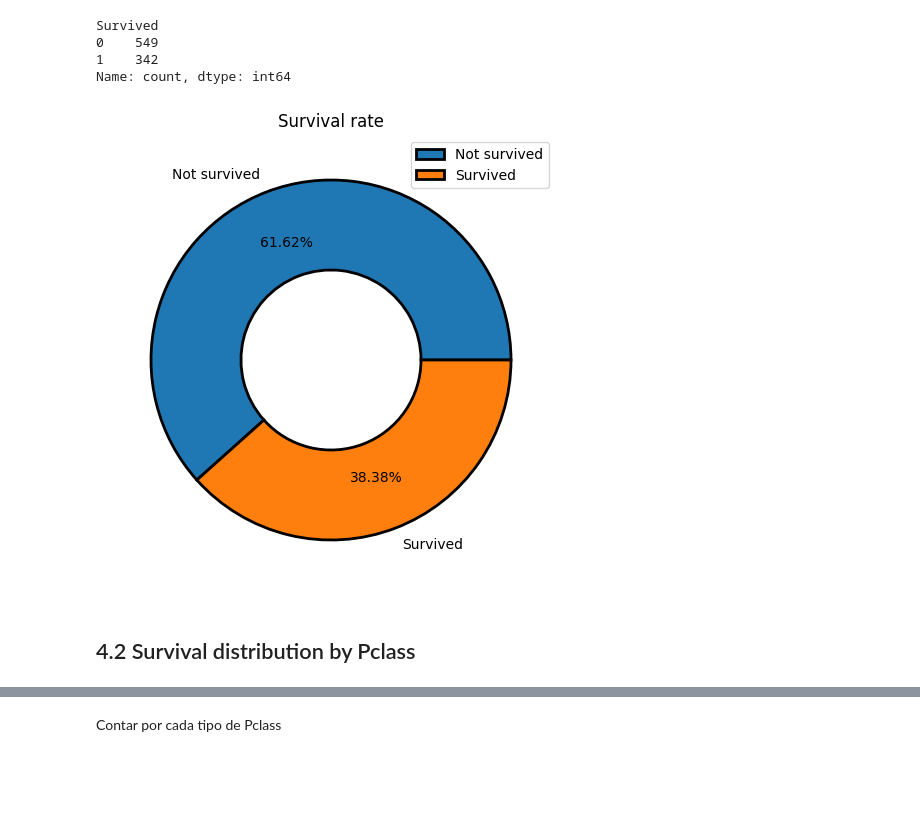
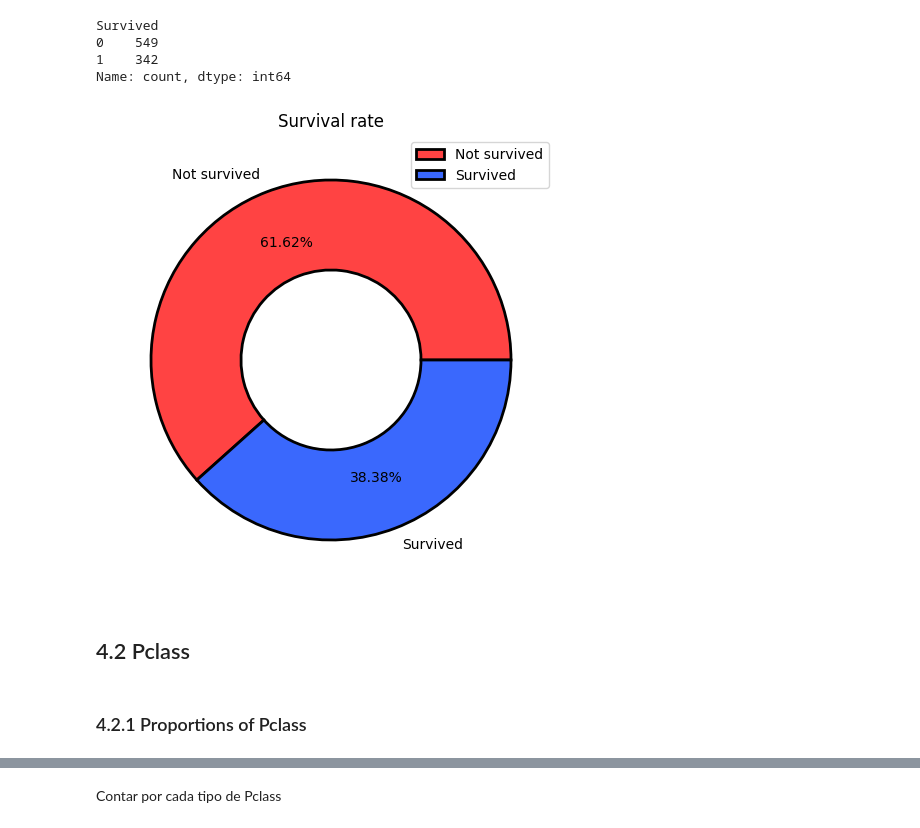
Before and after one commit to charligram/2_titanic, a Jupyter notebook: notebooks/01_EDA.ipynb, the cells around one changed output, grey strips where cells are left out. Saved outputs shown, nothing was run; the diff lists cells and outputs as text; code cells hidden in the pictures; blank space fills up the shorter version.

```diff
--- a/notebooks/01_EDA.ipynb
+++ b/notebooks/01_EDA.ipynb
@@ -16,8 +16,8 @@ print(PROJECT_ROOT)
 # %% [output]
 c:\Users\Carlos\Documents\Ingenieria_informatica\Proyectos_datascience\2_titanic
 # %%
-FIGURES_ROOT = PROJECT_ROOT / 'outputs' / 'figures'
-print(FIGURES_ROOT)
+FIGURES_PATH = PROJECT_ROOT / 'outputs' / 'figures'
+print(FIGURES_PATH)
 # %% [output]
 c:\Users\Carlos\Documents\Ingenieria_informatica\Proyectos_datascience\2_titanic\outputs\figures
 # %% [markdown]
@@ -102,2 +128,4 @@ Vamos a generar una constante para siempre organizar en orden 0-1, o sea "Not su
 # %%
 SURVIVED_ORDER = [0, 1]
+SURVIVED_ORDER_STR = ['Not survived', 'Survived']
+SURVIVED_COLORS = ["#ff4343", "#3a68fd"]
@@ -106,7 +139,7 @@ SURVIVED_ORDER = [0, 1]
 # %% [markdown]
 Contar
 # %%
-count_survived = df['Survived'].value_counts()
+count_survived = df['Survived'].value_counts().reindex(SURVIVED_ORDER)
 count_survived
 # %% [output]
 Survived
@@ -116,23 +149,26 @@ Name: count, dtype: int64
 # %%
 plt.pie(
     count_survived,
     labels=['Not survived', 'Survived'],
     autopct='%1.2f%%',
     pctdistance=0.7,
     wedgeprops={
         'edgecolor': 'black',
         'linewidth': 2,
         'width': 0.5
-    }
+    },
+    colors=SURVIVED_COLORS
 )
 
 plt.legend()
 plt.tight_layout()
 plt.title('Survival rate')
 
-plt.savefig(FIGURES_ROOT / '01_survival_rate.png', bbox_inches='tight')
+plt.savefig(FIGURES_PATH / '01_survival_rate.png', bbox_inches='tight')
 plt.show()
 # %% [output]
-[figure, old version]
+[figure, new version]
 # %% [markdown]
-## 4.2 Survival distribution by Pclass
+## 4.2 Pclass
+# %% [markdown]
+### 4.2.1 Proportions of Pclass
```
Also changed, not shown: parts of 47 cells of this notebook, 9 other files.
